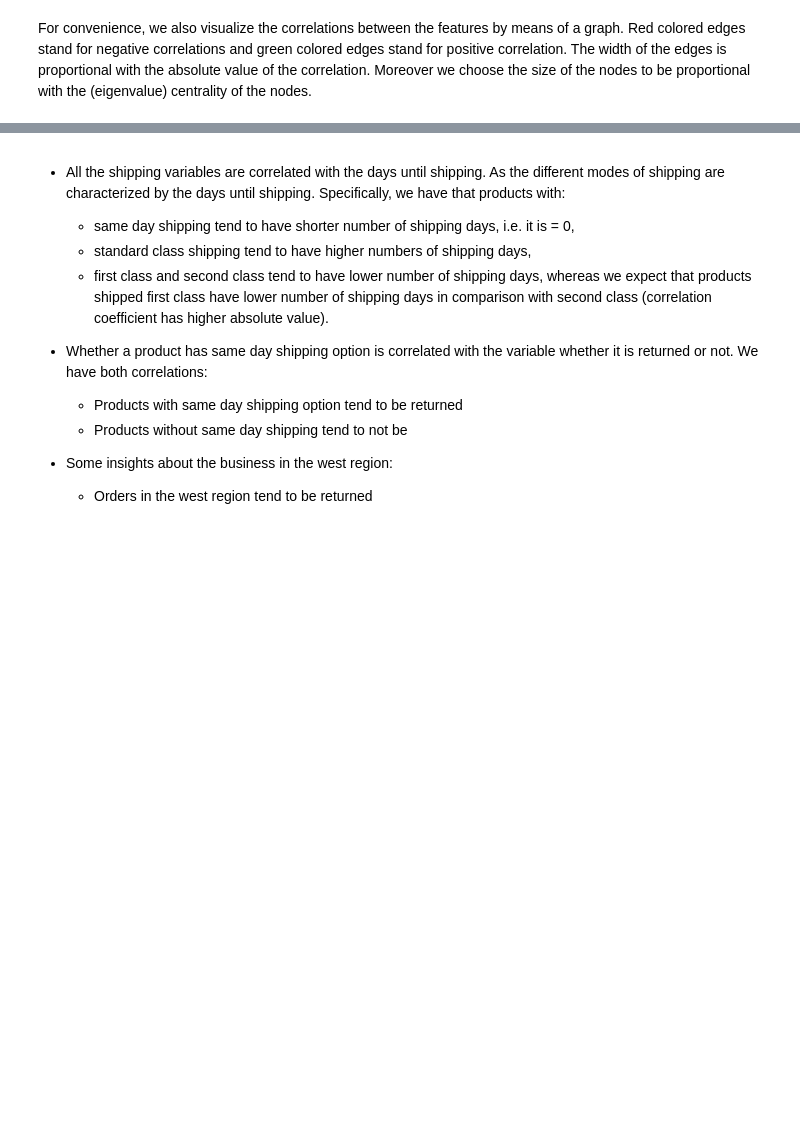
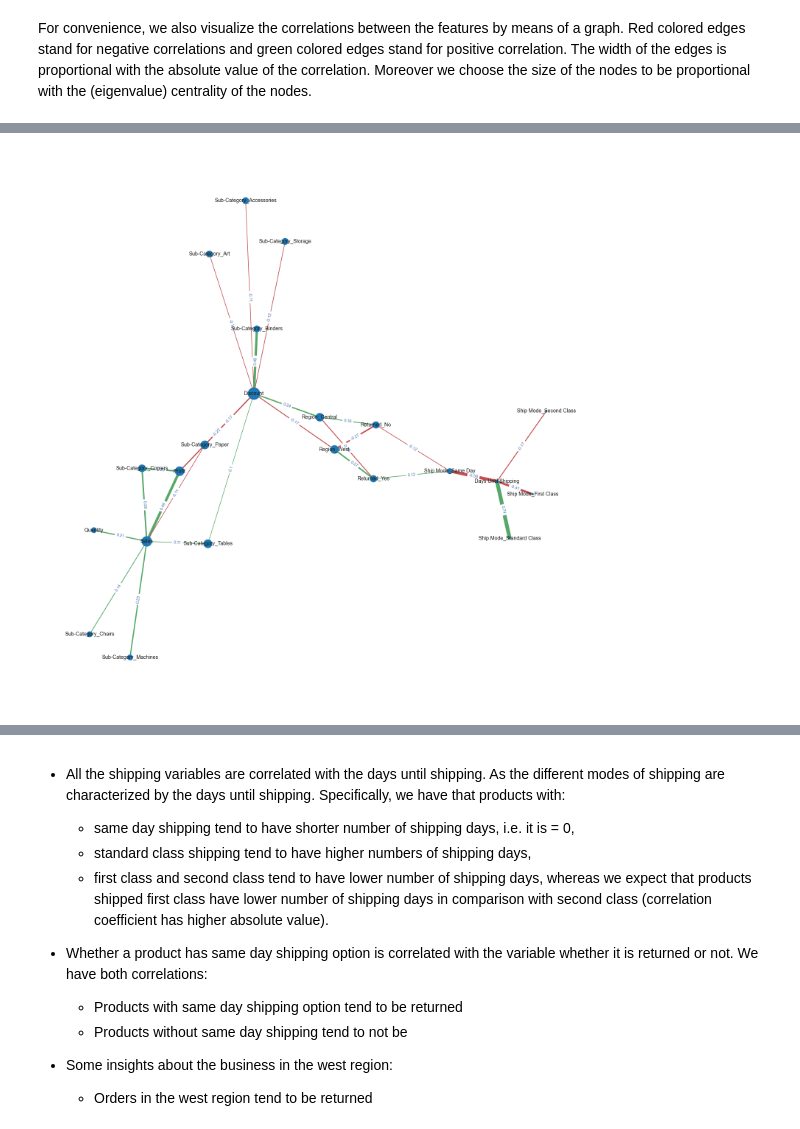
Before and after one commit to EzraTam/exploratory-analysis, a Jupyter notebook: notebooks/superstore_analysis.ipynb, the cells around one changed output, grey strips where cells are left out. Saved outputs shown, nothing was run; the diff lists cells and outputs as text; code cells hidden in the pictures; blank space fills up the shorter version.

```diff
--- a/notebooks/superstore_analysis.ipynb
+++ b/notebooks/superstore_analysis.ipynb
@@ -184,6 +187,19 @@ We visualize the correlation between the features in the following. In doing thi
 filtered_df=ea.show_corr_matrix_filtered(df_input=df_for_corr,dummies_dict=dummies_dict)
 # %% [output]
 [figure]
+# %%
+import plotly.express as px
+
+fig = px.imshow(filtered_df,labels={"x":"x-Feature ", "y":"y-Feature", "color":"Correlation Coefficient"}, width=1000, aspect= "auto")
+fig.update_xaxes(tickangle=45,ticksuffix = "  ")
+fig.update_yaxes(tickangle=-45,ticksuffix = "  ")
+fig.update_layout(
+    title= "Correlation",
+    font=dict(
+        size=11,
+    )
+)
+fig.show()
 # %% [markdown]
 For convenience, we also visualize the correlations between the features by means of a graph. Red colored edges stand for negative correlations and green colored edges stand for positive correlation. The width of the edges is proportional with the absolute value of the correlation. Moreover we choose the size of the nodes to be proportional with the (eigenvalue) centrality of the nodes.
 # %%
@@ -192,0 +441,12 @@ adjacency_matrix=adjacency_matrix.to_numpy()
+# %%
+def _coloring_by_sign(num_input: float)->str:
+    if num_input<= 0:
+         return "r"
+    return "g"
+
+GraphObject=GraphFromAdjacencyMatrix(
+    adjacency_matrix=adjacency_matrix,
+    node_labels=dict_labels,centrality="eigenvector",
+    func_edge_coloring=_coloring_by_sign,
+    func_edge_weight=lambda val: abs(val * 10),
+    func_edge_label=lambda val: np.round(val, 2))
@@ -192,0 +467,4 @@ adjacency_matrix=adjacency_matrix.to_numpy()
+# %%
+GraphObject.plot_sns()
+# %% [output]
+[figure, added]
```
Also changed, not shown: parts of 29 cells of this notebook, 1 other file.
